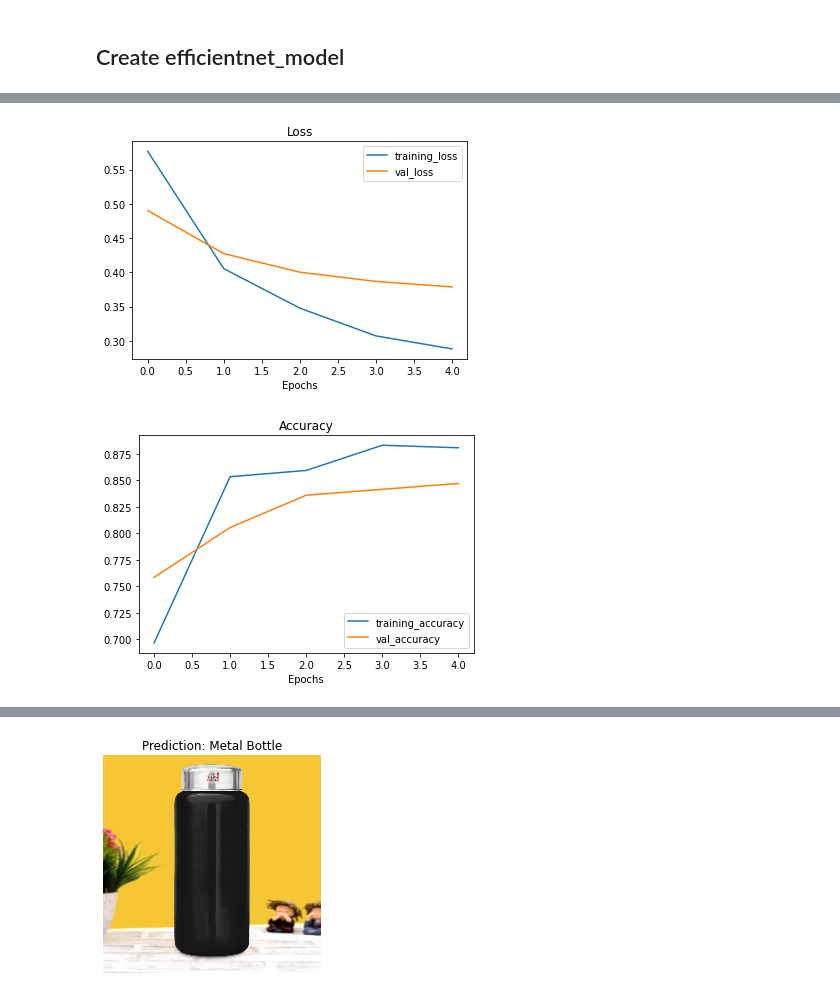
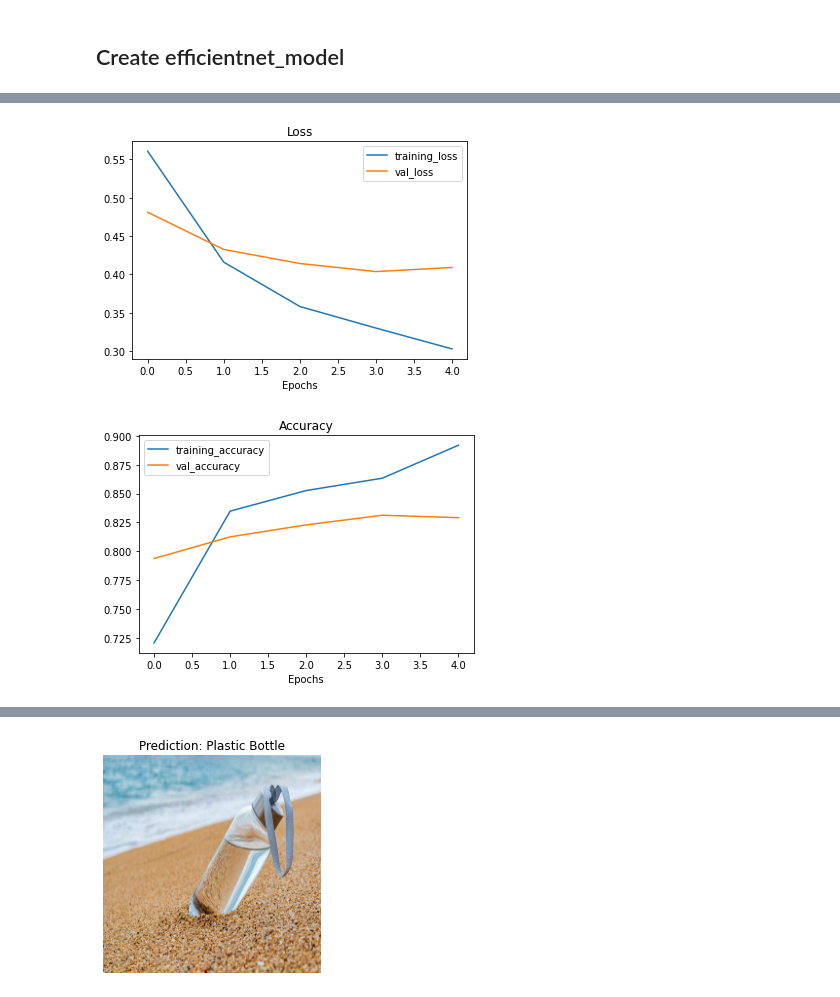
Before and after one commit to HarshalRaut16/deep_learning_evaluation, a Jupyter notebook: Task_2_Plastic_Bottles_or_Metal_Bottles.ipynb, the cells around one changed output, grey strips where cells are left out. Drawn from its saved outputs; the diff is of its cells as text; code cells hidden in the pictures.

```diff
--- a/Task_2_Plastic_Bottles_or_Metal_Bottles.ipynb
+++ b/Task_2_Plastic_Bottles_or_Metal_Bottles.ipynb
@@ -185,3 +206,12 @@ def create_tensorboard_callback(dir_name, experiment_name):
+# %%
+def model_checkpoint(model_name):
+    return tf.keras.callbacks.ModelCheckpoint(
+        filepath=f"model_max_accuracy_weights/{model_name}",
+        monitor="val_accuracy",
+        save_best_only=True,
+        save_weights_only=True,
+        verbose=0
+    )
 # %% [markdown]
 ## Create Base Model
 # %%
@@ -932,7 +1047,7 @@ efficientnet_model = create_model(model_url=efficientnet_url, # use EfficientNet
 
 # Compile EfficientNet model
 efficientnet_model.compile(loss='binary_crossentropy',
-                           optimizer=tf.keras.optimizers.Adam(learning_rate = 0.00102),
+                           optimizer=tf.keras.optimizers.Adam(learning_rate = 0.0010),
                            metrics=['accuracy'])
 
 # Fit EfficientNet model
@@ -943,5 +1058,7 @@ efficientnet_history = efficientnet_model.fit(train_data_augmented_shuffled,
                                               validation_steps=len(test_data_tf),
                                               callbacks=[create_tensorboard_callback(dir_name="tensorflow_hub_1",
                                                                                      # Track logs under different experiment name
-                                                                                     experiment_name="efficientnetB0_1")])
+                                                                                     experiment_name="efficientnetB0_1"),
+                                                                                     model_checkpoint(model_name = "efficientnetB0")
+                                                         ])
 # %% [output]
@@ -962,0 +1085,3 @@ len(train_data_augmented_shuffled), len(test_data_tf)
+# %%
+# Load best weights
+efficientnet_model.load_weights('model_max_accuracy_weights/efficientnetB0')
@@ -963,8 +1098,8 @@ len(train_data_augmented_shuffled), len(test_data_tf)
 # %%
 plot_loss_curves(efficientnet_history)
 # %% [output]
-[figure, old version]
+[figure, new version]
-[figure, old version]
+[figure, new version]
 # %%
 # Create a function to import an image and resize it to be able to be used with our model
 def load_and_prep_image(filename, img_shape=224):
@@ -1006,5 +1141,5 @@ def pred_and_plot(model, filename, class_names):
   plt.axis(False);
 # %%
 # Test our model on a custom image
-pred_and_plot(efficientnet_model, "metal_bottle_7.jpg", class_names)
+pred_and_plot(efficientnet_model, "plastic_bottle_10.jpg", class_names)
 # %% [output]
@@ -1012 +1147 @@ pred_and_plot(efficientnet_model, "metal_bottle_7.jpg", class_names)
-[figure, old version]
+[figure, new version]
```
Also changed, not shown: parts of 69 cells of this notebook.
